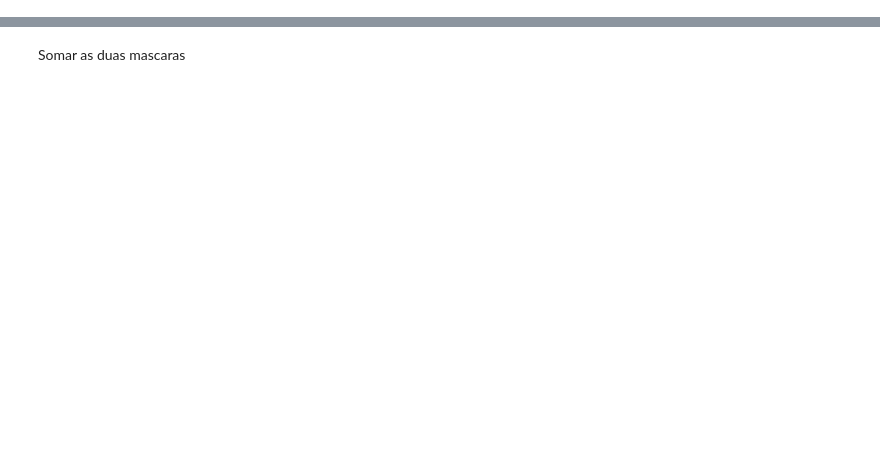
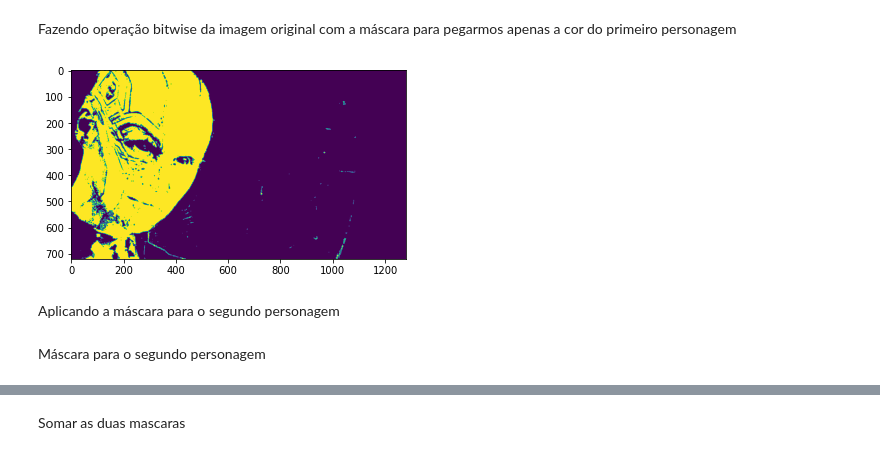
Before and after one commit to RichardeLira/Computer-Vision-Course, a Jupyter notebook: Task_01/Work_.ipynb, the cells around one changed output, grey strips where cells are left out. Cells and saved outputs as stored; diff of their text form; code cells hidden in the pictures; blank space fills up the shorter version.

```diff
--- a/Task_01/Work_.ipynb
+++ b/Task_01/Work_.ipynb
@@ -54,8 +38,17 @@ cv2.destroyAllWindows()
+# %% [markdown]
+Fazendo operação bitwise da imagem original com a máscara para pegarmos apenas a cor do primeiro personagem
 # %%
 np_img = cv2.bitwise_and(obj_img,obj_img,mask=mask)
 cv2.imshow('mask',np_img)
 cv2.waitKey(0)
 cv2.destroyAllWindows()
+# ---- Ploting with matplot lib ----
+plt.imshow(mask)
+plt.show()
+# %% [output]
+[figure, added]
 # %%
 image_masked = cv2.bitwise_and(obj_img, mask)
+# %% [markdown]
+Aplicando a máscara para o segundo personagem
 # %%
@@ -62,5 +56,7 @@ image_masked = cv2.bitwise_and(obj_img, mask)
 lower_green  = np.array([25, 50, 50])
 upper_green  = np.array([80, 255, 255])
+# %% [markdown]
+Máscara para o segundo personagem
 # %%
 im = cv2.cvtColor(obj_img, cv2.COLOR_BGR2HSV)
 mask2= cv2.inRange(im, lower_green, upper_green)
```
Also changed, not shown: parts of 22 cells of this notebook.
